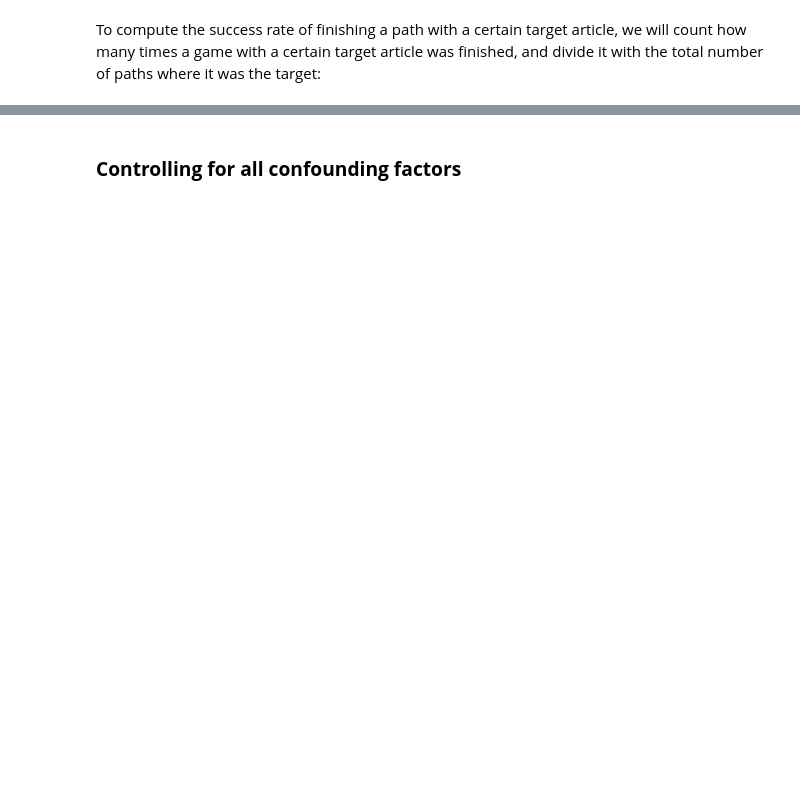
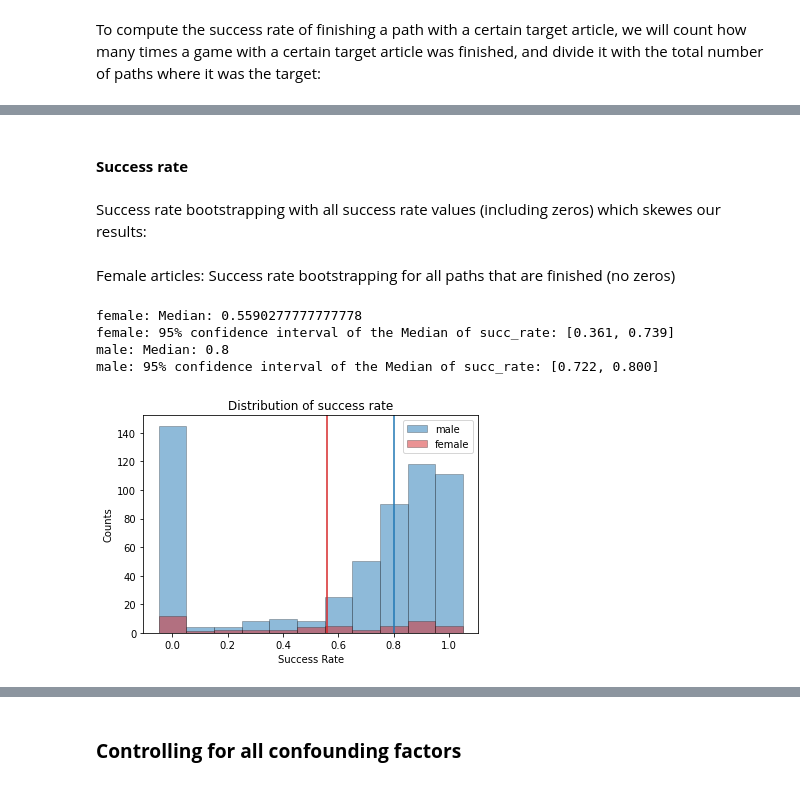
Before and after one commit to epfl-ada/ada-2022-project-metadata, a Jupyter notebook: project.ipynb, the cells around one changed output, grey strips where cells are left out. Saved outputs shown, nothing was run; the diff lists cells and outputs as text; code cells hidden in the pictures; blank space fills up the shorter version.

```diff
--- a/project.ipynb
+++ b/project.ipynb
@@ -318,0 +380,43 @@ people.to_csv("./data/people_overview.csv")
+# %%
+def plot_2_dist(column, dataframe, bins = np.array([]), my_title = "", my_xlabel = "", my_ylabel = "", ylog=False, xlog=False):
+    '''
+    Plot two histograms with a vertical line that describes the median of the metric.
+    :param column: metric to be plotted
+    :param dataframe: from which dataframe the metric comes from
+    :param bins: number of bins
+    :param my_title: set the title of the plot
+    :param my_xlabel: set the x label of the plot
+    :param my_ylabel: set the y label of the plot
+    :param ylog: set to True if you wish to plot the histogram with a log-scale
+    :return: plot
+    '''
+    female = dataframe[dataframe["gender"]== "female"][column]
+    male = dataframe[dataframe["gender"]== "male"][column]
+
+    # let's first check the distribution of both the male and the female data available
+    if bins.size == 0:
+        bins = np.arange(min(female)-0.5, max(female) + 0.5, 1)
+    # plot the male distribution of the metric
+    plt.hist(male,
+            color = 'tab:blue', edgecolor = 'black', linewidth = 0.5, alpha=0.5,
+            bins= bins, label ="male")
+    # plot the female distribution of the metric
+    plt.hist(female,
+            color = 'tab:red', edgecolor = 'black', linewidth = 0.5, alpha=0.5,
+            bins= bins, label ="female")
+    plt.xlabel(my_xlabel)
+    plt.ylabel(my_ylabel)
+    if ylog:
+        plt.yscale('log')
+    if xlog:
+        plt.xscale('log')
+    plt.title(my_title)
+    # add a vertical line that describes the median of the metric
+    plt.axvline(np.median(female), color="tab:red")
+    plt.axvline(np.median(male),color="tab:blue")
+    plt.legend()
+    plt.show()
+# %% [markdown]
+#### **Success rate**
+# %% [markdown]
+Success rate bootstrapping with all success rate values (including zeros) which skewes our results:
@@ -318,0 +463,15 @@ people.to_csv("./data/people_overview.csv")
+# %% [markdown]
+Female articles: Success rate bootstrapping for all paths that are finished (no zeros)
+# %%
+wsuccessrate_mean = bootstrap_metric("succ_rate", people, "female", remove_zero=False)
+msuccessrate_mean = bootstrap_metric("succ_rate", people, "male", remove_zero=False)
+# %% [output]
+female: Median: 0.5590277777777778
+female: 95% confidence interval of the Median of succ_rate: [0.361, 0.739]
+male: Median: 0.8
+male: 95% confidence interval of the Median of succ_rate: [0.722, 0.800]
+# %%
+plot_2_dist("succ_rate", people, bins=  np.arange(0-0.05,1+0.15,0.1),
+            my_title="Distribution of success rate", my_xlabel="Success Rate", my_ylabel="Counts")
+# %% [output]
+[figure, added]
```
Also changed, not shown: parts of 181 cells of this notebook, 14 other files.
